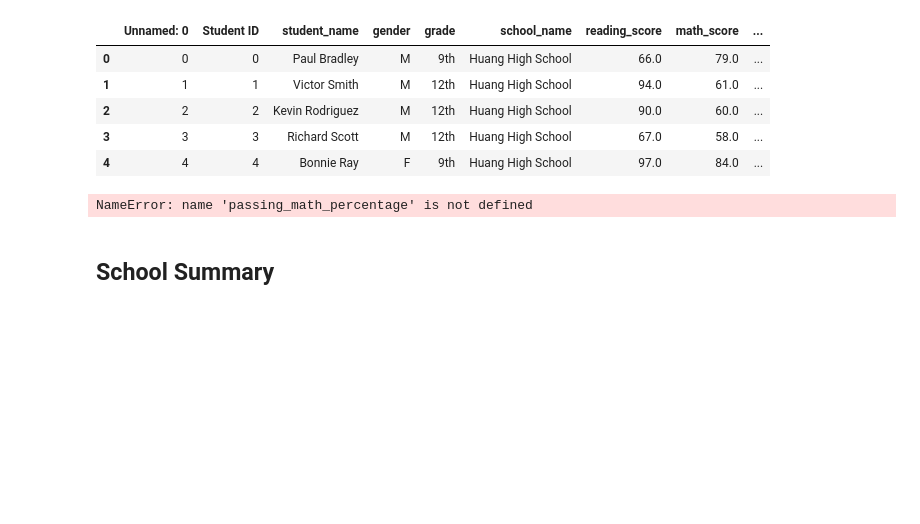
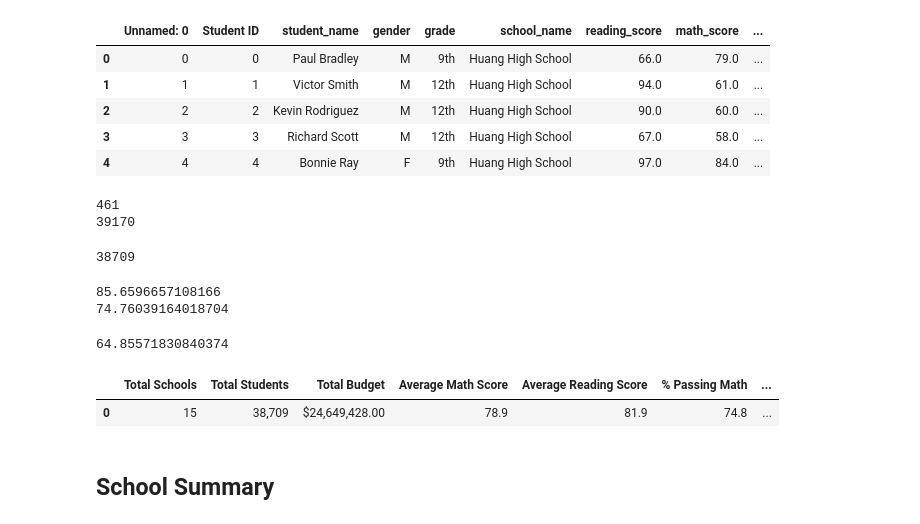
Before and after one commit to lawnshogan/School_District_Analysis, a Jupyter notebook: PyCitySchools_Challenge.ipynb, the cells around one changed output. Cells and saved outputs as stored; diff of their text form; code cells hidden in the pictures; blank space fills up the shorter version.

```diff
--- a/PyCitySchools_Challenge.ipynb
+++ b/PyCitySchools_Challenge.ipynb
@@ -93,20 +93,35 @@ average_math_score = school_data_complete_df["math_score"].mean()
 # %%
 # Step 1. Get the number of students that are in ninth grade at Thomas High School.
 # These students have no grades.
+cheaters = school_data_complete_df.loc[(school_data_complete_df["school_name"]== "Thomas High School")
+                                                     & (school_data_complete_df["grade"]=="9th"),"student_name"].count()
 
-
+print (cheaters)
 # Get the total student count
 student_count = school_data_complete_df["Student ID"].count()
-
+print(student_count)
 
 # Step 2. Subtract the number of students that are in ninth grade at
-# Thomas High School from the total student count to get the new total student count.
+# Thomas High School from the total student count to get the new total student count
+new_total_student_count = student_count - cheaters
+new_total_student_count
+# %% [output]
+461
+39170
+38709
 # %%
 # Calculate the passing rates using the "clean_student_data".
 passing_math_count = school_data_complete_df[(school_data_complete_df["math_score"] >= 70)].count()["student_name"]
 passing_reading_count = school_data_complete_df[(school_data_complete_df["reading_score"] >= 70)].count()["student_name"]
 # %%
 # Step 3. Calculate the passing percentages with the new total student count.
+new_passing_reading_percentage = passing_reading_count/new_total_student_count*100
+new_passing_math_percentage = passing_math_count/new_total_student_count*100
+print(new_passing_reading_percentage)
+print(new_passing_math_percentage)
+# %% [output]
+85.6596657108166
+74.76039164018704
 # %%
 # Calculate the students who passed both reading and math.
 passing_math_reading = school_data_complete_df[(school_data_complete_df["math_score"] >= 70)
@@ -117,35 +132,40 @@ overall_passing_math_reading_count = passing_math_reading["student_name"].count(
 
 
 # Step 4.Calculate the overall passing percentage with new total student count.
+new_overall_passing_percentage = overall_passing_math_reading_count / new_total_student_count*100
+new_overall_passing_percentage
+# %% [output]
+64.85571830840374
 # %%
 # Create a DataFrame
 district_summary_df = pd.DataFrame(
           [{"Total Schools": school_count,
-          "Total Students": student_count,
+          "Total Students": new_total_student_count,
           "Total Budget": total_budget,
           "Average Math Score": average_math_score,
           "Average Reading Score": average_reading_score,
-          "% Passing Math": passing_math_percentage,
-         "% Passing Reading": passing_reading_percentage,
-        "% Overall Passing": overall_passing_percentage}])
+          "% Passing Math": new_passing_math_percentage,
+         "% Passing Reading": new_passing_reading_percentage,
+        "% Overall Passing": new_overall_passing_percentage}])
 
 
 
 # Format the "Total Students" to have the comma for a thousands separator.
 district_summary_df["Total Students"] = district_summary_df["Total Students"].map("{:,}".format)
 # Format the "Total Budget" to have the comma for a thousands separator, a decimal separator and a "$".
 district_summary_df["Total Budget"] = district_summary_df["Total Budget"].map("${:,.2f}".format)
 # Format the columns.
 district_summary_df["Average Math Score"] = district_summary_df["Average Math Score"].map("{:.1f}".format)
 district_summary_df["Average Reading Score"] = district_summary_df["Average Reading Score"].map("{:.1f}".format)
 district_summary_df["% Passing Math"] = district_summary_df["% Passing Math"].map("{:.1f}".format)
 district_summary_df["% Passing Reading"] = district_summary_df["% Passing Reading"].map("{:.1f}".format)
 district_summary_df["% Overall Passing"] = district_summary_df["% Overall Passing"].map("{:.1f}".format)
 
 # Display the data frame
 district_summary_df
 # %% [output]
-NameError: name 'passing_math_percentage' is not defined
+|  | Total Schools | Total Students | Total Budget | Average Math Score | Average Reading Score | % Passing Math | ... |
+| 0 | 15 | 38,709 | $24,649,428.00 | 78.9 | 81.9 | 74.8 | ... |
 # %% [markdown]
 ##  School Summary
 # %%
```
Also changed, not shown: parts of 16 cells of this notebook.
